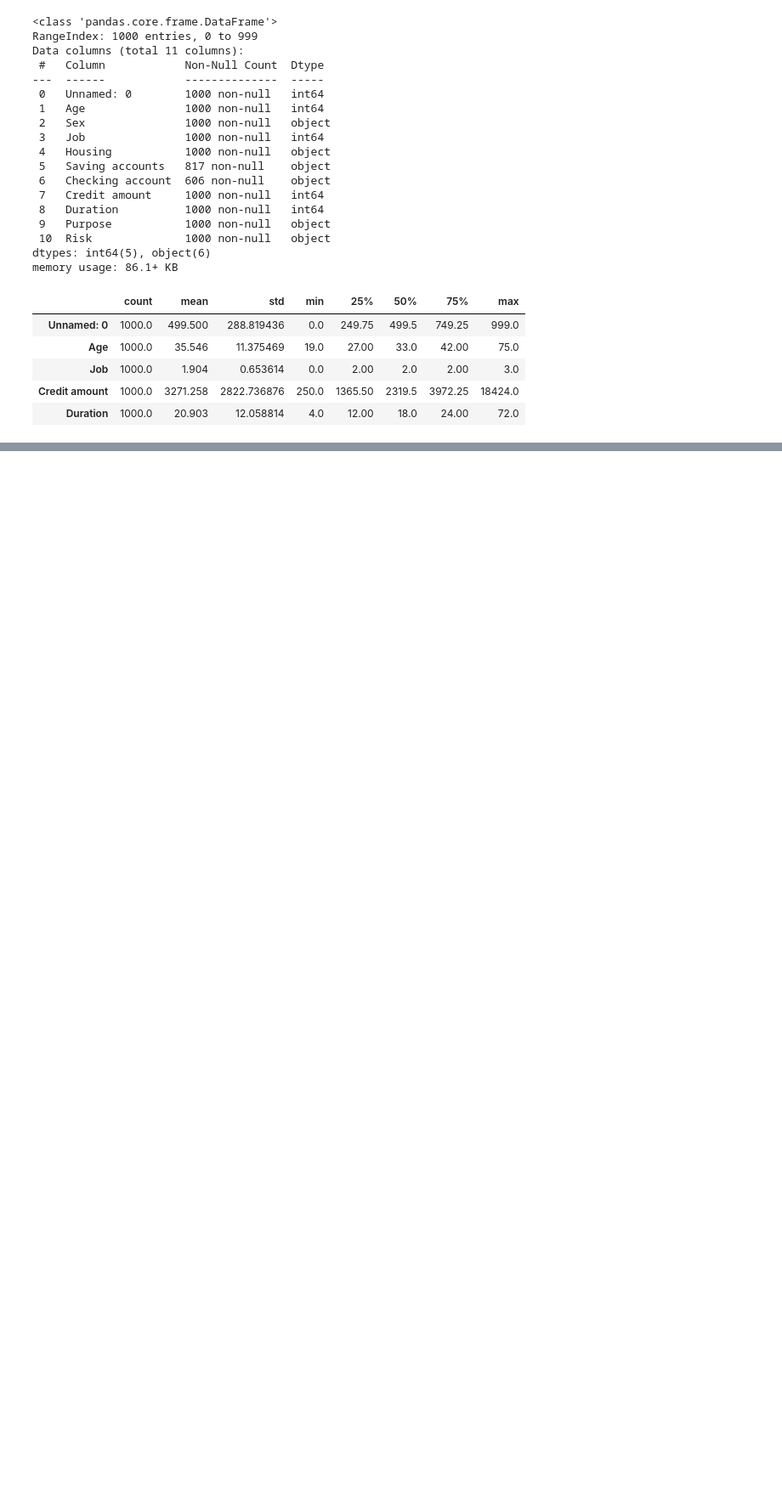
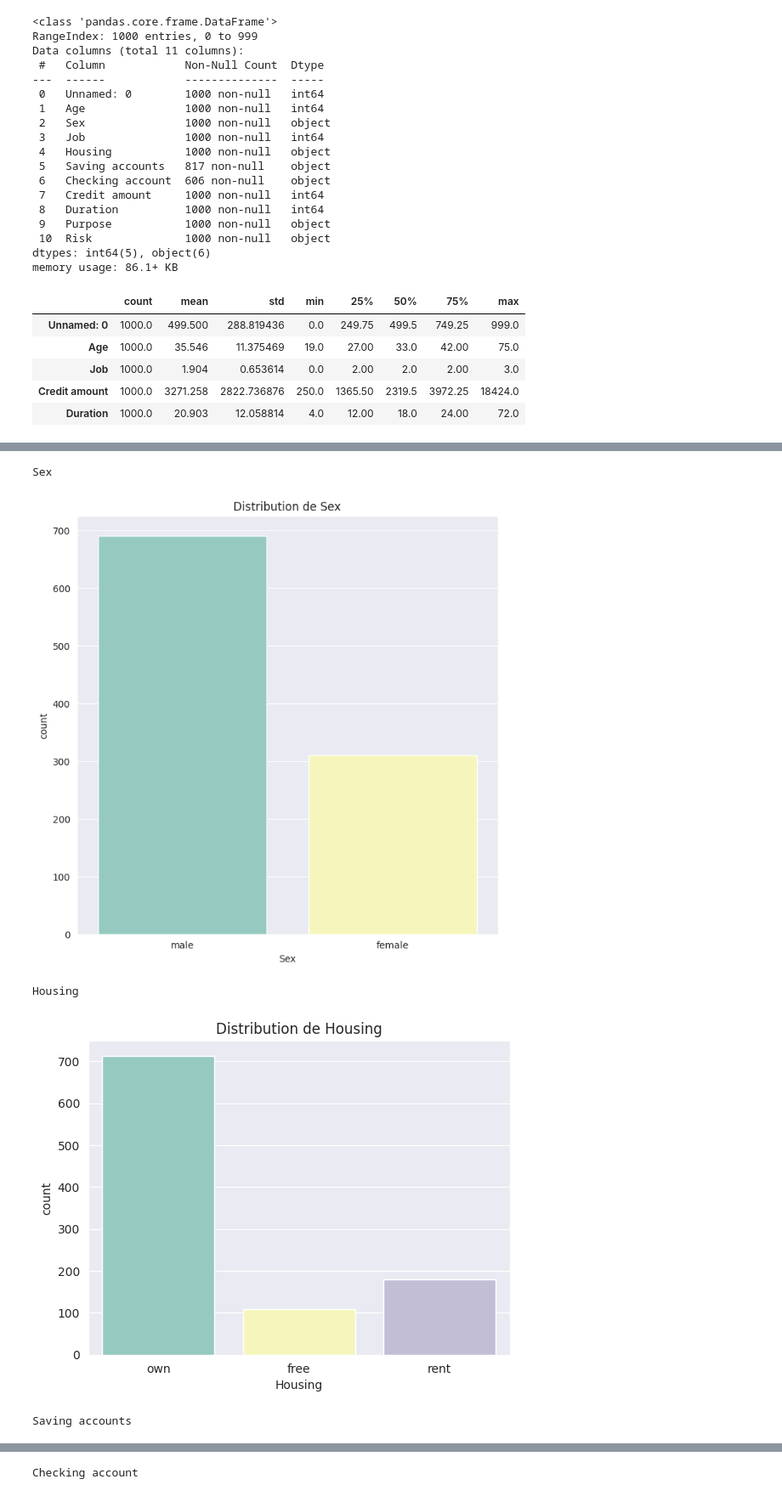
Before and after one commit to dona-eric/Hack2Hiere_TechTech_DataScience_20, a Jupyter notebook: Analyse_risque_Credit/analyse_credit_risque.ipynb, the cells around one changed output, grey strips where cells are left out. Shown: that part at 85% size. Drawn from its saved outputs; the diff is of its cells as text; code cells hidden in the pictures; blank space fills up the shorter version.

```diff
--- a/Analyse_risque_Credit/analyse_credit_risque.ipynb
+++ b/Analyse_risque_Credit/analyse_credit_risque.ipynb
@@ -79,0 +173,17 @@ train.describe().T
+# %%
+numerical_features = train.select_dtypes(exclude ='object')
+categorical_features = train.select_dtypes(include='object')
+sns.set_style(style='darkgrid')
+plt.figure(figsize=(8, 8))
+for var in categorical_features.columns:
+    print(var)
+    sns.countplot(data =train,x=var, palette='Set3')
+    plt.title(f"Distribution de {var}")
+    plt.xlabel(f'{var}')
+    plt.show()
+# %% [output]
+Sex
+[figure, added]
+Housing
+[figure, added]
+Saving accounts
@@ -79,0 +191 @@ train.describe().T
+Checking account
```
Also changed, not shown: parts of 13 cells of this notebook.
